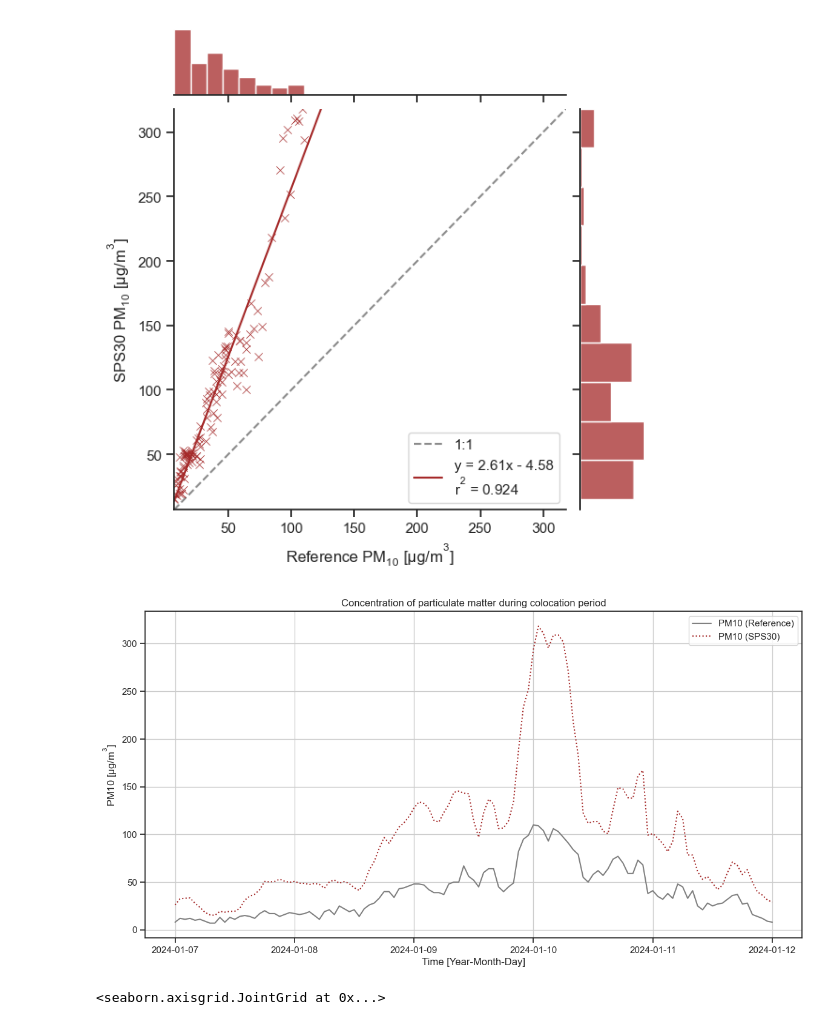
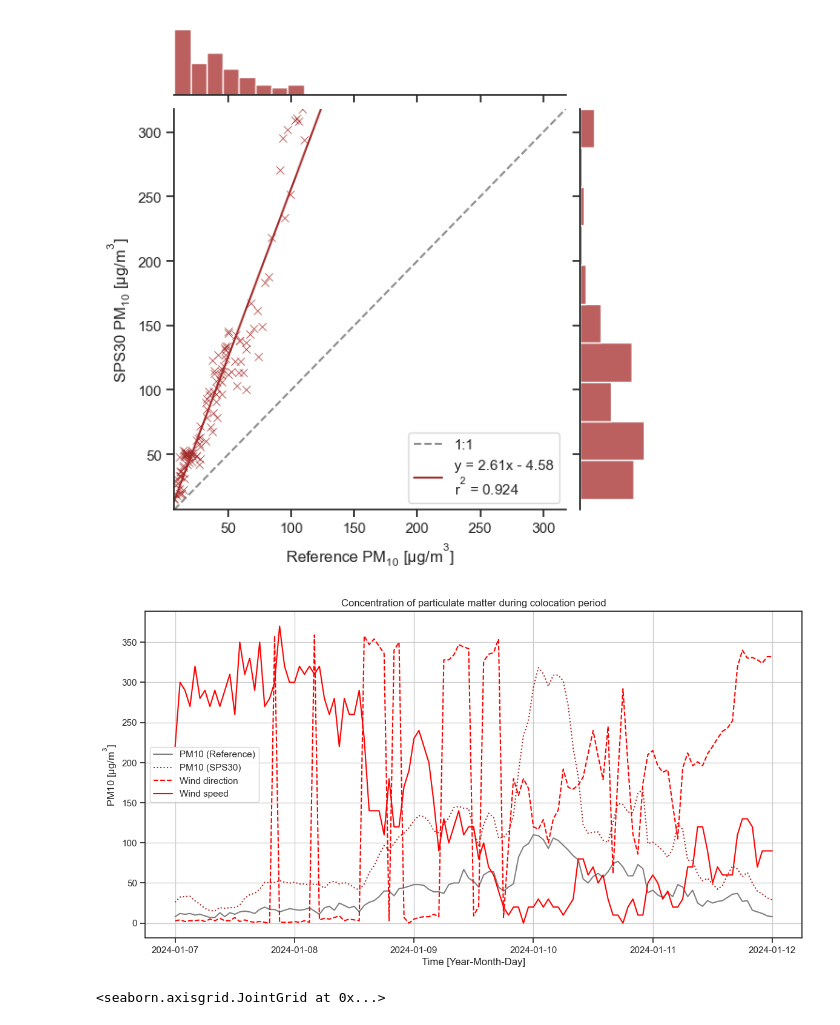
Before and after one commit to vn-hub/koloka, a Jupyter notebook: SmogJAN2024.ipynb, the cells around one changed output. Cells and saved outputs as stored; diff of their text form; code cells hidden in the pictures.

Commit message:
Wind(rose) plot
Added rose plot and wind direction/speed plot

```diff
--- a/SmogJAN2024.ipynb
+++ b/SmogJAN2024.ipynb
@@ -340,17 +368,19 @@ pm.set_axis_labels(xlabel="Reference $PM_{10}$ [$µg/m^{3}$]", ylabel="SPS30 $PM
 # %%
 plt.figure(figsize=(14, 7))
 
 plt.plot(df['GMT'], df['PM10 [ug/m3]'],  color="grey",label='PM10 (Reference)')
 plt.plot(df['GMT'], df['PM_10_y'], color="brown", linestyle=":", label='PM10 (SPS30)')
+plt.plot(df['GMT'], df['WDIR [deg]'], color="red", linestyle="--", label='Wind direction')
+plt.plot(df['GMT'], df['WSPE [m/s]']*100, color="red", linestyle="solid", label='Wind speed')
 
 plt.title('Concentration of particulate matter during colocation period')
 plt.xlabel('Time [Year-Month-Day]')
 plt.ylabel('PM10 [$µg/m^3$]')
 plt.legend()
 plt.grid(True)
 plt.show()
 # %% [output]
-[figure, old version]
+[figure, new version]
 # %%
 df["PM_10_x"] = pd.to_numeric(df["PM_10_x"], errors='coerce')
 
```
Also changed, not shown: parts of 2 cells of this notebook, 6 other files.
